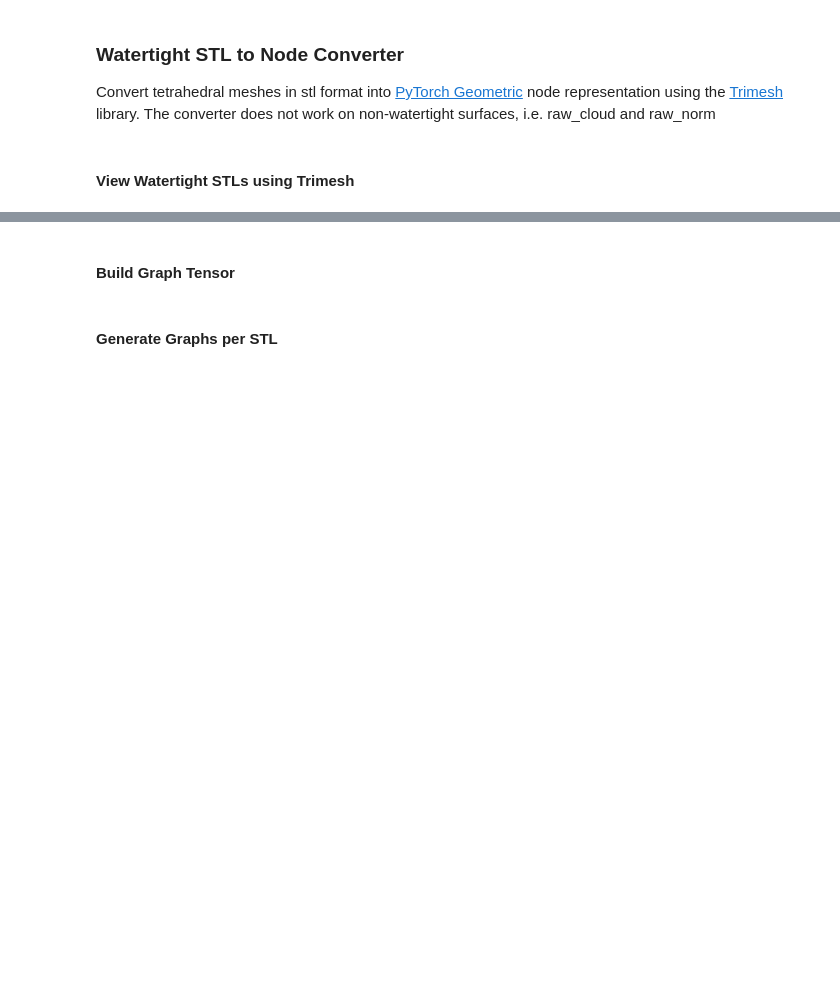
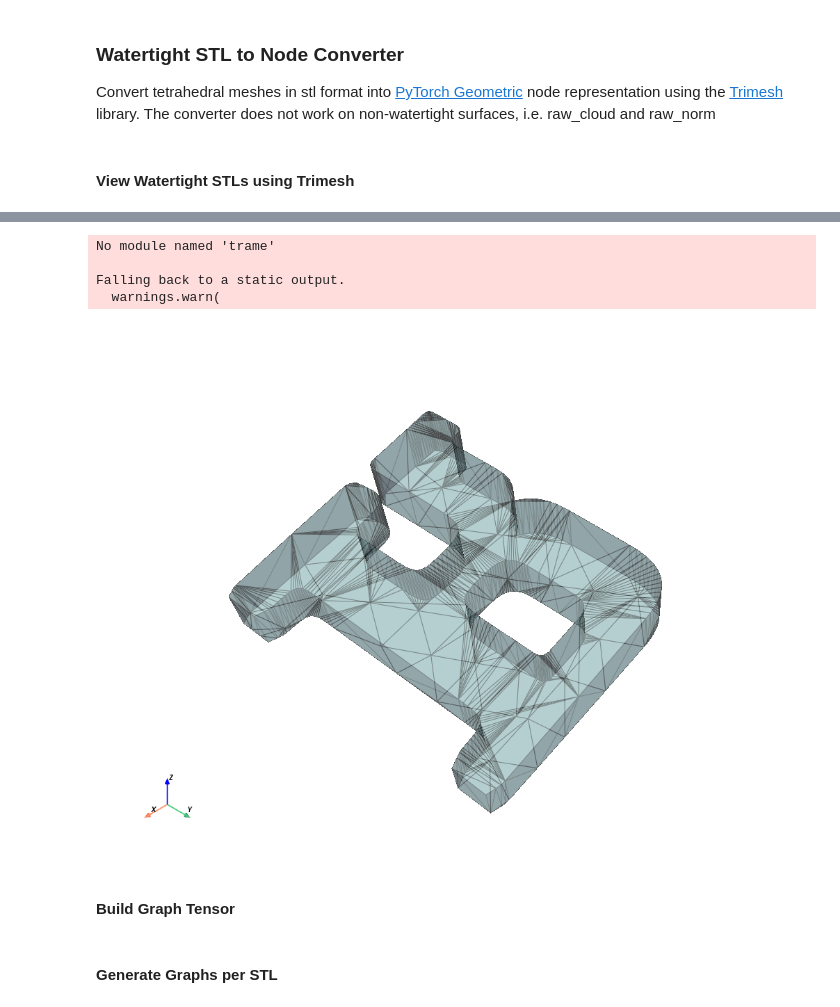
Before and after one commit to mihirtakalkar/additivemodels, a Jupyter notebook: notebooks/preprocessing/stl_converter.ipynb, the cells around one changed output, grey strips where cells are left out. Cells and saved outputs as stored; diff of their text form; code cells hidden in the pictures; blank space fills up the shorter version.

```diff
--- a/notebooks/preprocessing/stl_converter.ipynb
+++ b/notebooks/preprocessing/stl_converter.ipynb
@@ -11,9 +14,6 @@ from torch_geometric.data import DataLoader
 # %% [markdown]
 #### View Watertight STLs using Trimesh
 # %%
-# TODO: Try non-watertight google drive repository
-# Load the STL file
-mesh_view = trimesh.load("../../data/fulldata/parts_0/parts_0_files_1_to_3950_rotated_stl_files/0a0b5e6b-734a-40b4-9fa2-d6bff769868a.stl", file_type='stl')
-
-# Display the mesh
-mesh_view.show()
+# TODO: Try non-watertight google drive repository, add interior visualization
+mesh_path = "../../data/fulldata/parts_0/parts_0_files_1_to_3950_rotated_stl_files/0a0b5e6b-734a-40b4-9fa2-d6bff769868a.stl"
+mesh_trimesh = trimesh.load(mesh_path, file_type='stl')
@@ -22,3 +20,19 @@ mesh_view.show()
+# %%
+vertices = mesh_trimesh.vertices
+faces = mesh_trimesh.faces
+faces_pv = np.hstack([np.full((faces.shape[0], 1), 3), faces]).flatten()
+mesh_pv = pv.PolyData(vertices, faces_pv)
+# %%
+plotter = pv.Plotter()
+plotter.add_mesh(mesh_pv, color='lightblue', opacity=0.5, show_edges=True)
+plotter.add_axes()
+plotter.show()
+# %% [output]
+No module named 'trame'
+
+Falling back to a static output.
+  warnings.warn(
+[figure, added]
 # %% [markdown]
 #### Build Graph Tensor
 # %%
```
Also changed, not shown: parts of 2 cells of this notebook, 3 other files.
